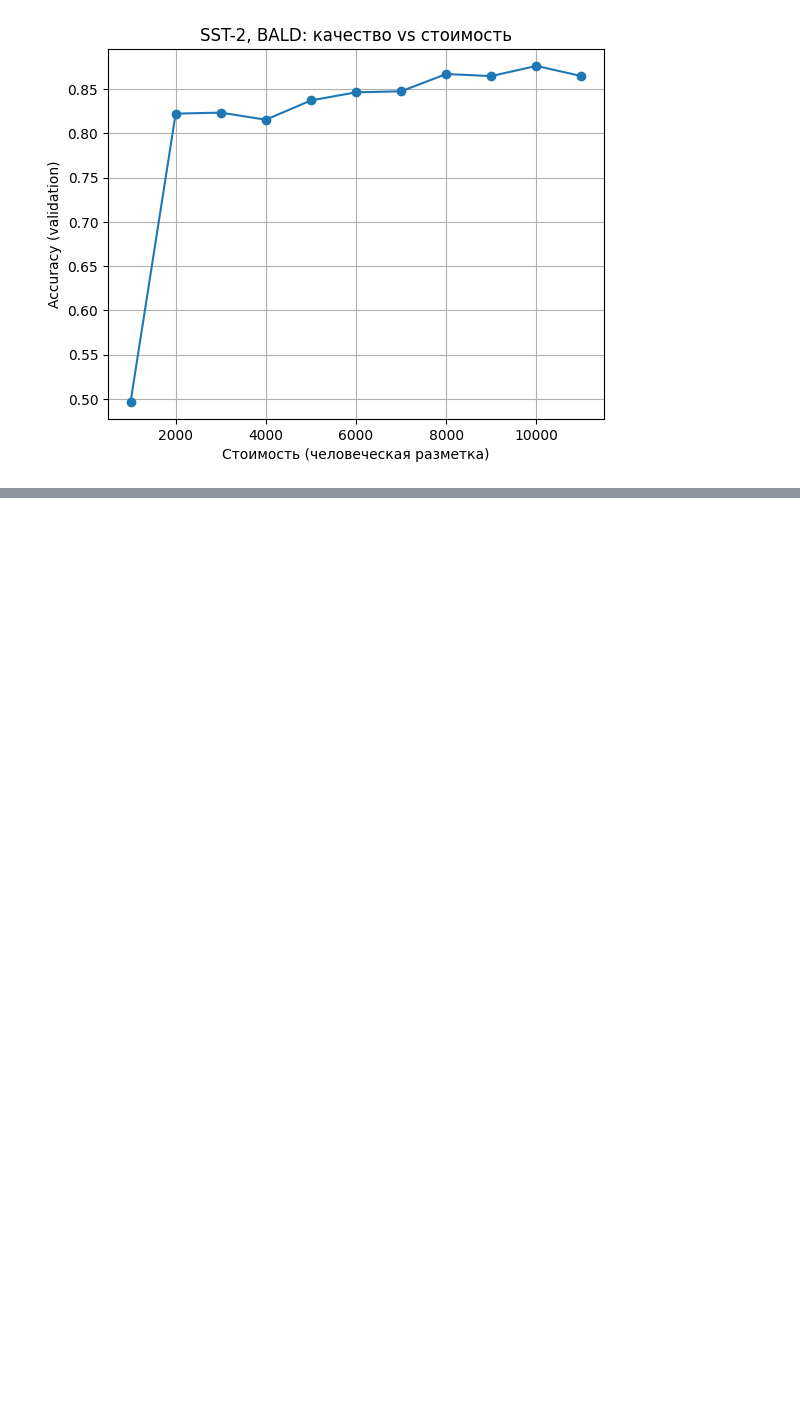
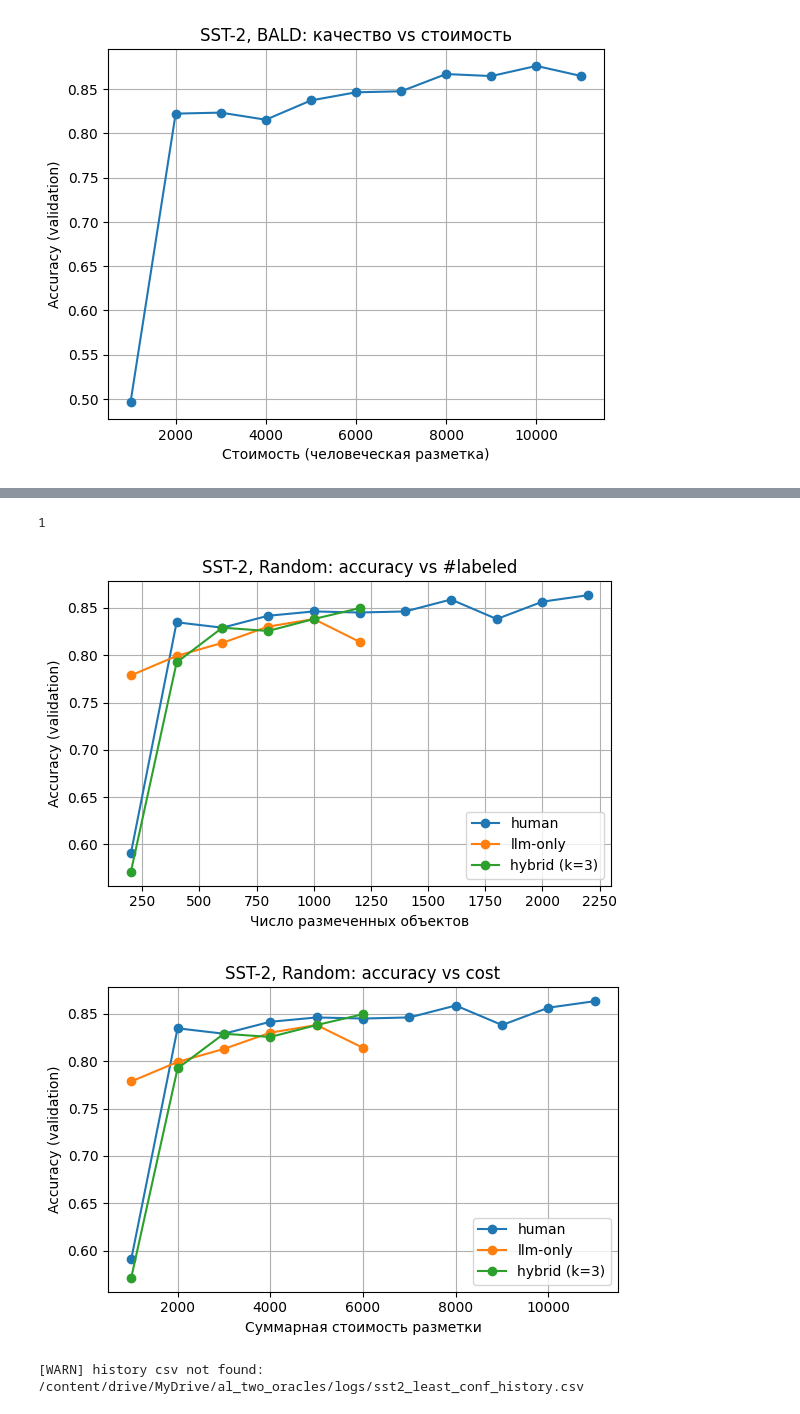
Before and after one commit to estnafinema0/ALTwoOraclesExperiments, a Jupyter notebook: Эксперимент.ipynb, the cells around one changed output, grey strips where cells are left out. Drawn from its saved outputs; the diff is of its cells as text; code cells hidden in the pictures; blank space fills up the shorter version.

```diff
--- a/Эксперимент.ipynb
+++ b/Эксперимент.ipynb
@@ -1018,0 +2433,4 @@ summary_rand, summary_lc, summary_bald, summary_badge
+# %%
+print(llm_label_single("I love this movie!", "sst2", client))
+# %% [output]
+1
@@ -1018,0 +2525,31 @@ summary_rand, summary_lc, summary_bald, summary_badge
+# %%
+# Random: human vs LLM-only vs hybrid_k3
+plot_oracle_comparison_sst2(
+    strategy_name="random",
+    human_exp="sst2_random",                 # human-only базовый эксперимент
+    llm_exp="sst2_random_llm_only",
+    hybrid_exp="sst2_random_hybrid_k3",
+    title_prefix="SST-2, Random"
+)
+
+# Least Confidence
+plot_oracle_comparison_sst2(
+    strategy_name="least_conf",
+    human_exp="sst2_least_conf",
+    llm_exp="sst2_leastconf_llm_only",
+    hybrid_exp="sst2_leastconf_hybrid_k3",
+    title_prefix="SST-2, Least Confidence"
+)
+
+# BALD
+plot_oracle_comparison_sst2(
+    strategy_name="bald",
+    human_exp="sst2_bald",
+    llm_exp="sst2_bald_llm_only",
+    hybrid_exp="sst2_bald_hybrid_k3",
+    title_prefix="SST-2, BALD"
+)
+# %% [output]
+[figure, added]
+[figure, added]
+[WARN] history csv not found: /content/drive/MyDrive/al_two_oracles/logs/sst2_least_conf_history.csv
```
Also changed, not shown: parts of 81 cells of this notebook, 13 other files.
